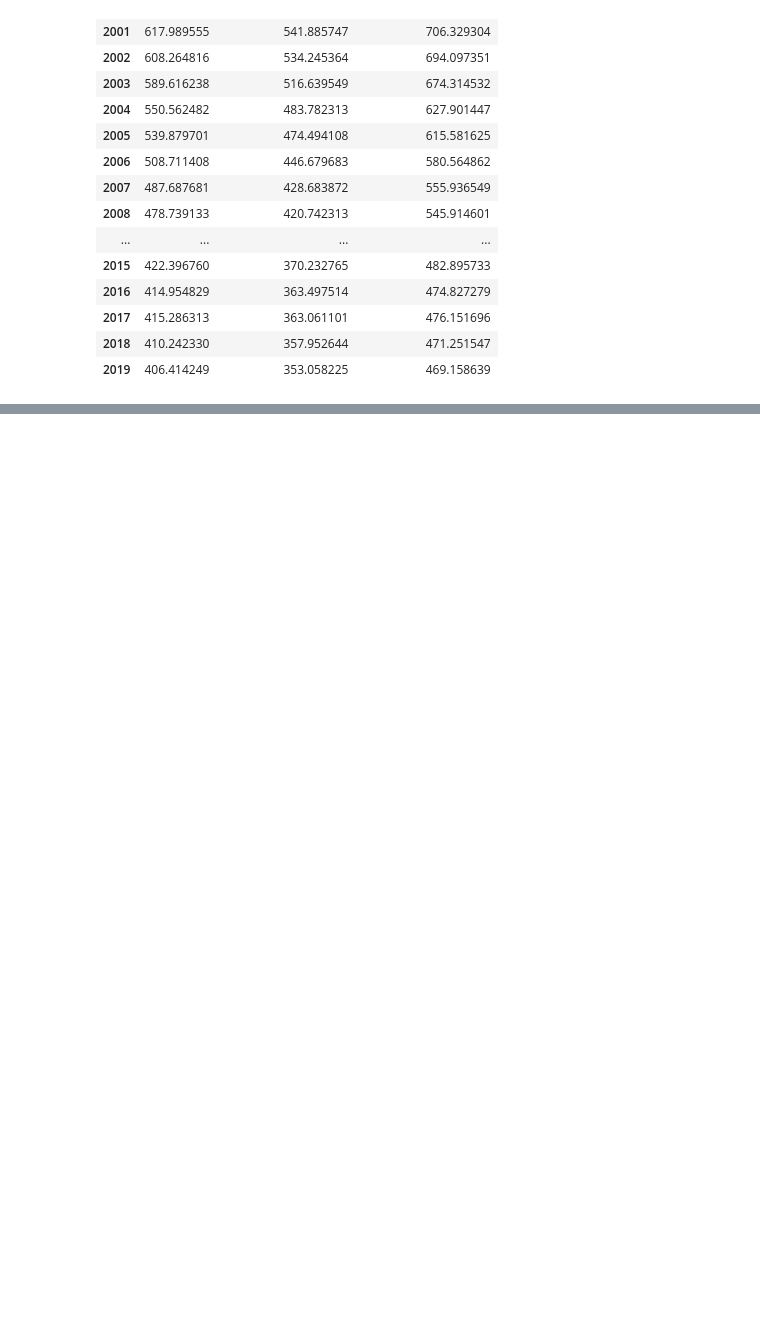
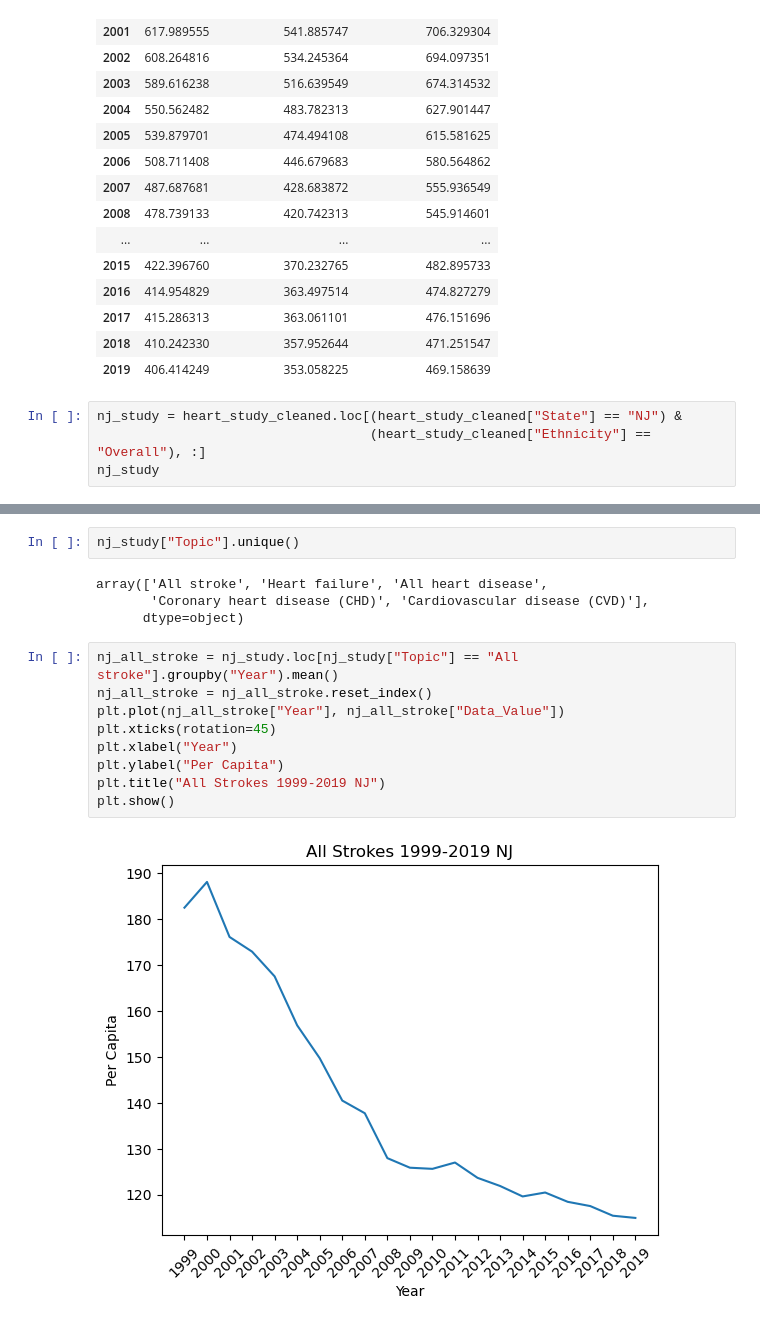
Before and after one commit to sean-guzman/Project1, a Jupyter notebook: main.ipynb, the cells around one changed output, grey strips where cells are left out. Drawn from its saved outputs; the diff is of its cells as text; blank space fills up the shorter version.

Commit message:
Cleaned second dataset.

```diff
--- a/main.ipynb
+++ b/main.ipynb
@@ -115,3 +116,7 @@ heart_study_year
 | 2017 | 415.286313 | 363.061101 | 476.151696 |
 | 2018 | 410.242330 | 357.952644 | 471.251547 |
 | 2019 | 406.414249 | 353.058225 | 469.158639 |
+# %%
+nj_study = heart_study_cleaned.loc[(heart_study_cleaned["State"] == "NJ") &
+                                   (heart_study_cleaned["Ethnicity"] == "Overall"), :]
+nj_study
@@ -117,0 +137,17 @@ heart_study_year
+# %%
+nj_study["Topic"].unique()
+# %% [output]
+array(['All stroke', 'Heart failure', 'All heart disease',
+       'Coronary heart disease (CHD)', 'Cardiovascular disease (CVD)'],
+      dtype=object)
+# %%
+nj_all_stroke = nj_study.loc[nj_study["Topic"] == "All stroke"].groupby("Year").mean()
+nj_all_stroke = nj_all_stroke.reset_index()
+plt.plot(nj_all_stroke["Year"], nj_all_stroke["Data_Value"])
+plt.xticks(rotation=45)
+plt.xlabel("Year")
+plt.ylabel("Per Capita")
+plt.title("All Strokes 1999-2019 NJ")
+plt.show()
+# %% [output]
+[figure, added]
```
Also changed, not shown: parts of 14 cells of this notebook.
